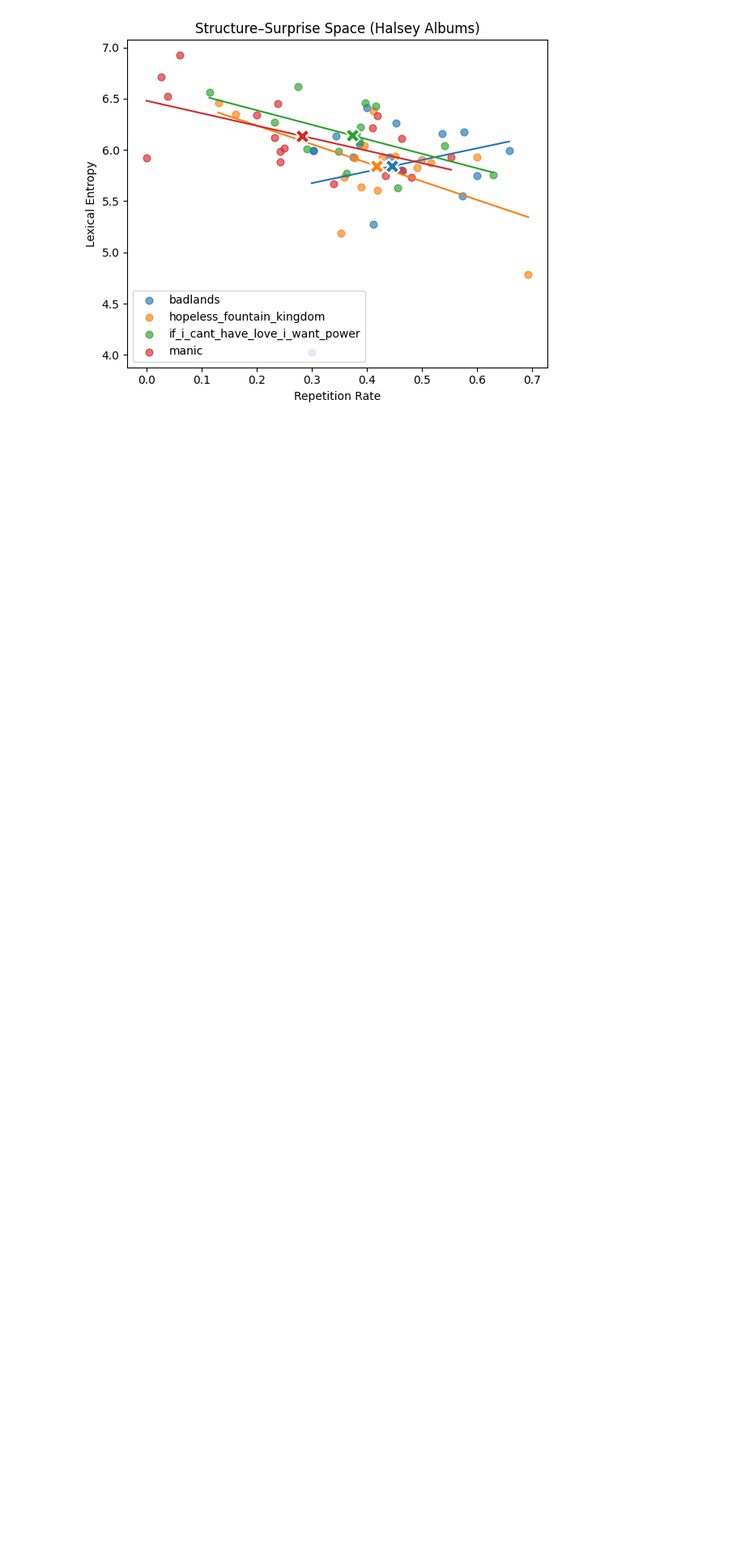
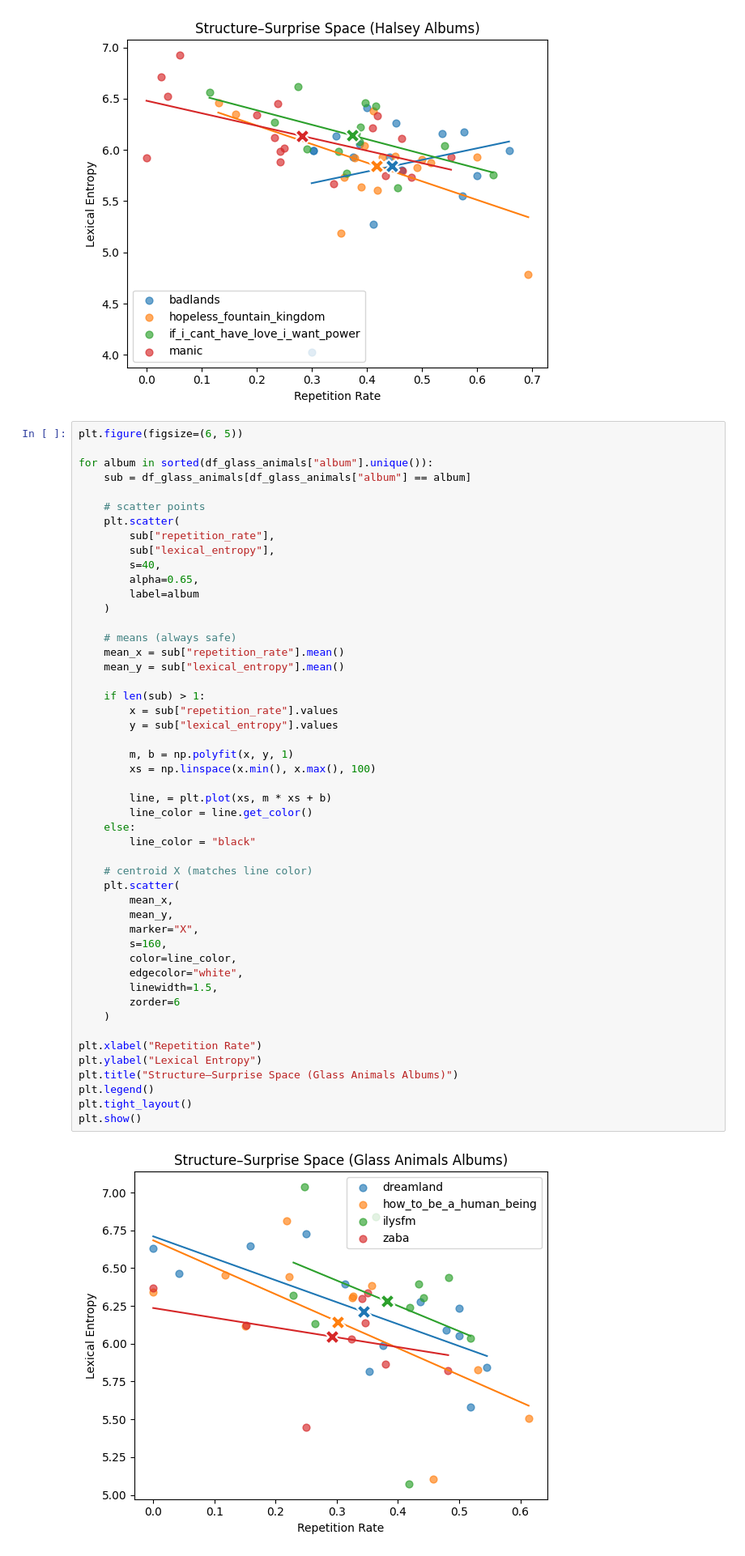
Before and after one commit to mahlidol/music_analysis, a Jupyter notebook: CMOR-438/notebooks/02_structure_surprise.ipynb, the cells around one changed output. Shown at 81% size. Drawn from its saved outputs; the diff is of its cells as text; blank space fills up the shorter version.

```diff
--- a/CMOR-438/notebooks/02_structure_surprise.ipynb
+++ b/CMOR-438/notebooks/02_structure_surprise.ipynb
@@ -323,6 +295,57 @@ plt.tight_layout()
 plt.show()
 # %% [output]
 [figure]
+# %%
+plt.figure(figsize=(6, 5))
+
+for album in sorted(df_glass_animals["album"].unique()):
+    sub = df_glass_animals[df_glass_animals["album"] == album]
+
+    # scatter points
+    plt.scatter(
+        sub["repetition_rate"],
+        sub["lexical_entropy"],
+        s=40,
+        alpha=0.65,
+        label=album
+    )
+
+    # means (always safe)
+    mean_x = sub["repetition_rate"].mean()
+    mean_y = sub["lexical_entropy"].mean()
+
+    if len(sub) > 1:
+        x = sub["repetition_rate"].values
+        y = sub["lexical_entropy"].values
+
+        m, b = np.polyfit(x, y, 1)
+        xs = np.linspace(x.min(), x.max(), 100)
+
+        line, = plt.plot(xs, m * xs + b)
+        line_color = line.get_color()
+    else:
+        line_color = "black"
+
+    # centroid X (matches line color)
+    plt.scatter(
+        mean_x,
+        mean_y,
+        marker="X",
+        s=160,
+        color=line_color,
+        edgecolor="white",
+        linewidth=1.5,
+        zorder=6
+    )
+
+plt.xlabel("Repetition Rate")
+plt.ylabel("Lexical Entropy")
+plt.title("Structure–Surprise Space (Glass Animals Albums)")
+plt.legend()
+plt.tight_layout()
+plt.show()
+# %% [output]
+[figure, added]
 # %% [markdown]
 ## Song Albums: Structure vs. Surprise
 # %%
```
Also changed, not shown: parts of 9 cells of this notebook, 1 other file.
